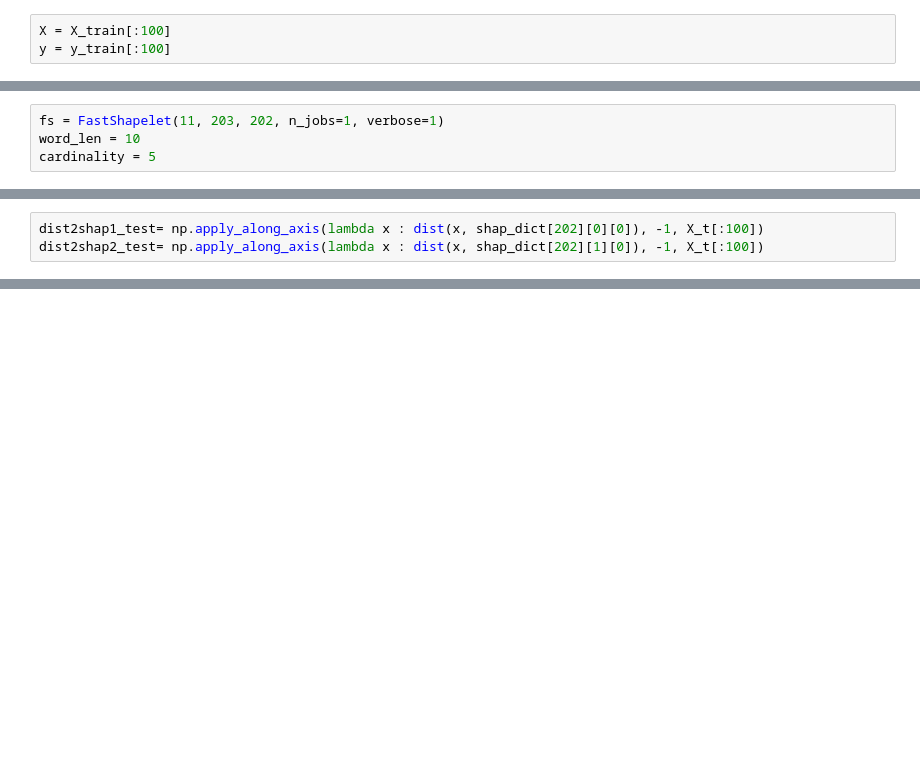
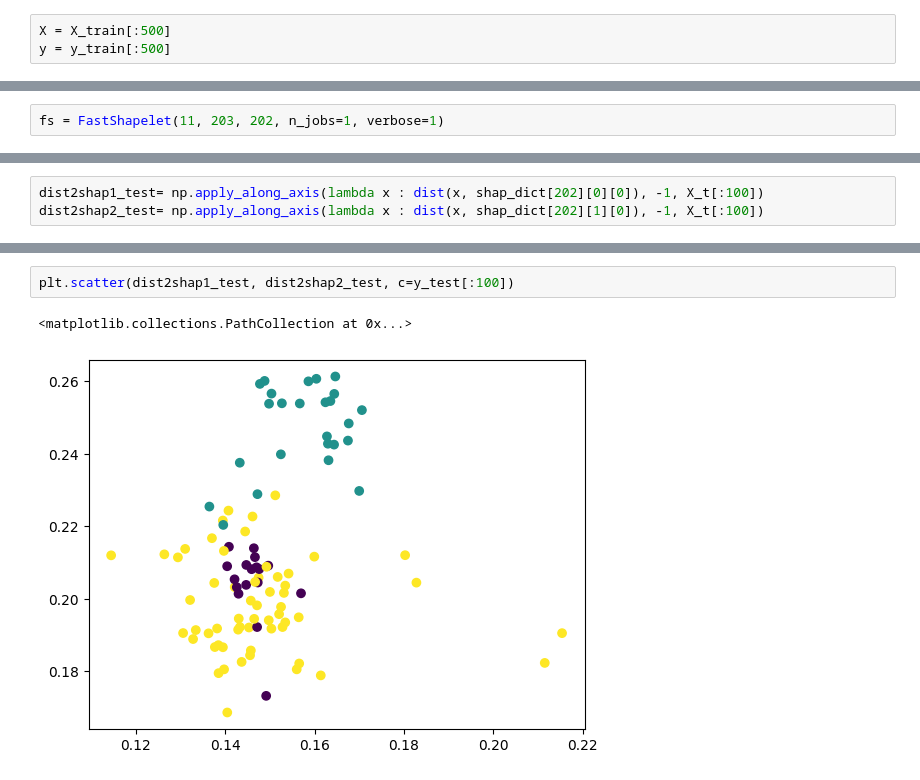
Before and after one commit to g0bel1n/fast_shapelets, a Jupyter notebook: notebooks/draft.ipynb, the cells around one changed output, grey strips where cells are left out. Drawn from its saved outputs; the diff is of its cells as text; blank space fills up the shorter version.

```diff
--- a/notebooks/draft.ipynb
+++ b/notebooks/draft.ipynb
@@ -16,8 +16,8 @@ y_test = y_test-1
 # %% [output]
 Dataset StarLightCurves loading from cache
 # %%
-X = X_train[:100]
-y = y_train[:100]
+X = X_train[:500]
+y = y_train[:500]
 # %%
 X.shape
 # %% [output]
@@ -36,8 +36,6 @@ a.shape
 (100, 823, 202)
 # %%
 fs = FastShapelet(11, 203, 202, n_jobs=1, verbose=1)
-word_len = 10
-cardinality = 5
 # %%
 fs.fit(X,y)
 # %% [output]
@@ -214,0 +221,5 @@ balanced_accuracy_score(y_test[:100], knn.predict(np.array([dist2shap1_test, dis
+# %%
+plt.scatter(dist2shap1_test, dist2shap2_test, c=y_test[:100])
+# %% [output]
+<matplotlib.collections.PathCollection at 0x...>
+[figure, added]
```
Also changed, not shown: parts of 8 cells of this notebook, 1 other file.
